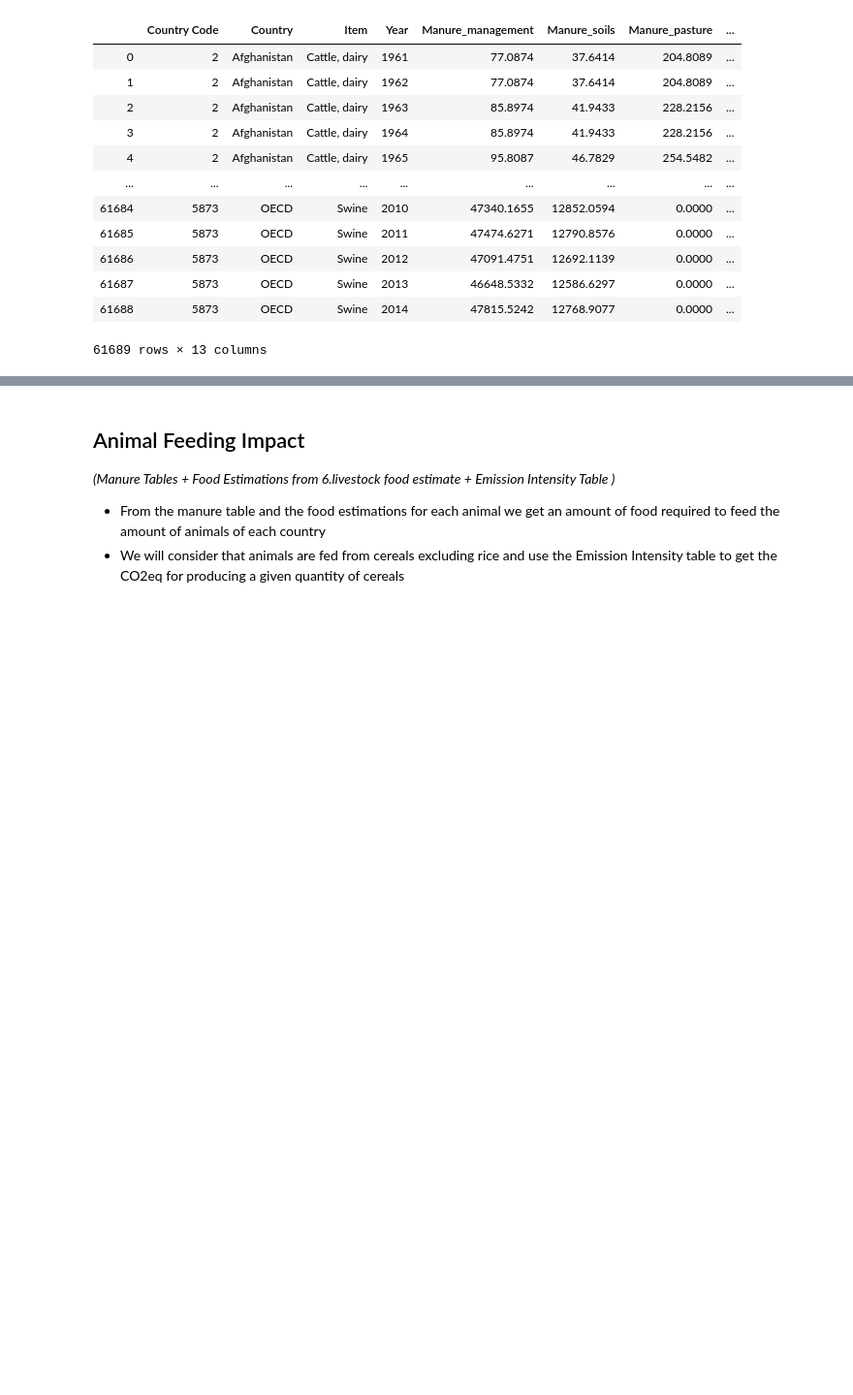
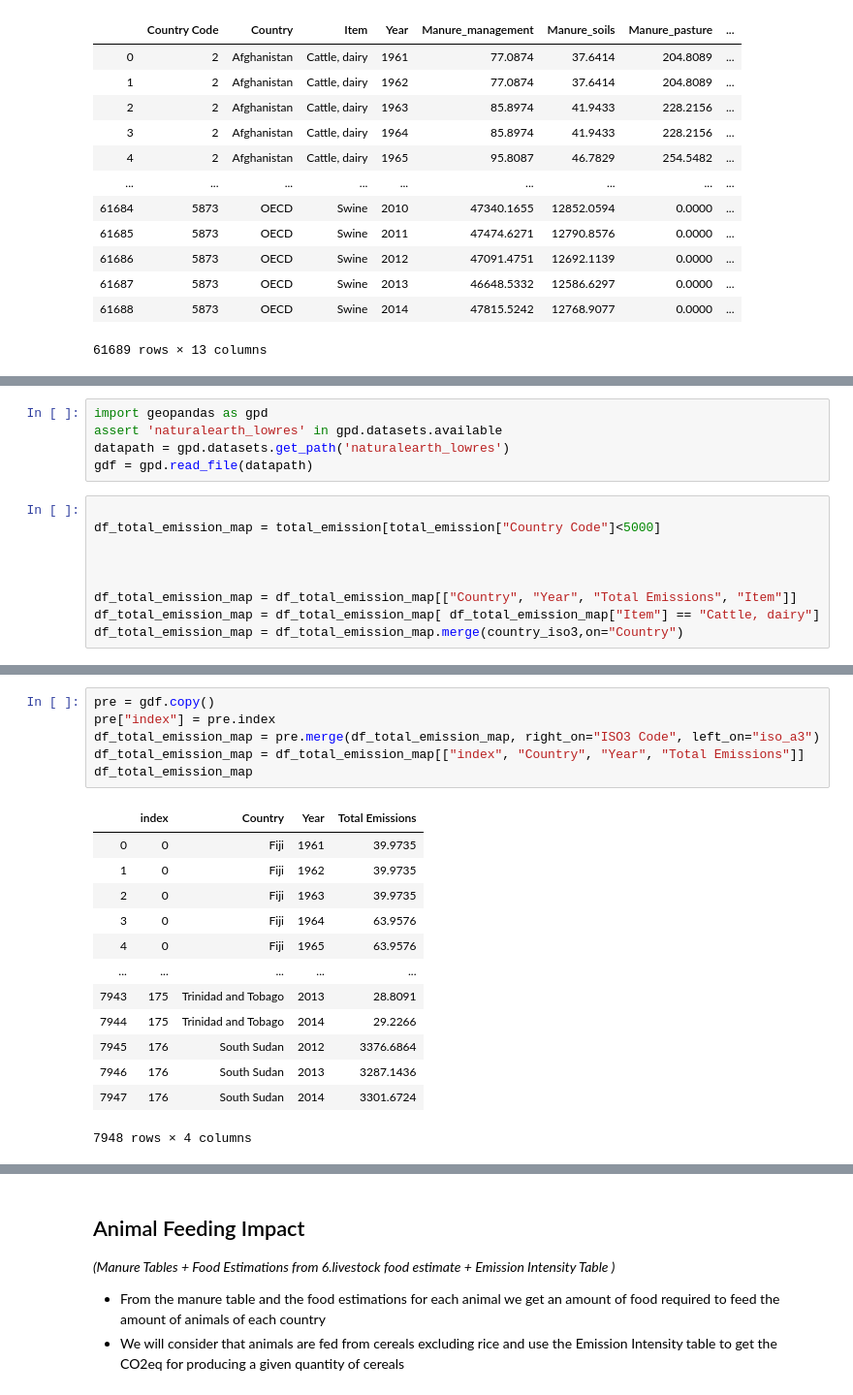
Before and after one commit to OthmanSefraoui/Data_story, a Jupyter notebook: milestone_2.ipynb, the cells around one changed output, grey strips where cells are left out. Shown at 97% size. Drawn from its saved outputs; the diff is of its cells as text; blank space fills up the shorter version.

```diff
--- a/milestone_2.ipynb
+++ b/milestone_2.ipynb
@@ -2465,3 +2465,17 @@ from IPython.display import HTML
 HTML('<iframe src=cattle_dairy.html width=700 height=450></iframe>')
 # %% [output]
 [interactive output not drawn]
+# %%
+import geopandas as gpd
+assert 'naturalearth_lowres' in gpd.datasets.available
+datapath = gpd.datasets.get_path('naturalearth_lowres')
+gdf = gpd.read_file(datapath)
+# %%
+
+df_total_emission_map = total_emission[total_emission["Country Code"]<5000]
+
+
+
+df_total_emission_map = df_total_emission_map[["Country", "Year", "Total Emissions", "Item"]]
+df_total_emission_map = df_total_emission_map[ df_total_emission_map["Item"] == "Cattle, dairy"]
+df_total_emission_map = df_total_emission_map.merge(country_iso3,on="Country")
@@ -2467,0 +2512,20 @@ HTML('<iframe src=cattle_dairy.html width=700 height=450></iframe>')
+# %%
+pre = gdf.copy()
+pre["index"] = pre.index
+df_total_emission_map = pre.merge(df_total_emission_map, right_on="ISO3 Code", left_on="iso_a3")
+df_total_emission_map = df_total_emission_map[["index", "Country", "Year", "Total Emissions"]]
+df_total_emission_map
+# %% [output]
+|  | index | Country | Year | Total Emissions |
+| 0 | 0 | Fiji | 1961 | 39.9735 |
+| 1 | 0 | Fiji | 1962 | 39.9735 |
+| 2 | 0 | Fiji | 1963 | 39.9735 |
+| 3 | 0 | Fiji | 1964 | 63.9576 |
+| 4 | 0 | Fiji | 1965 | 63.9576 |
+| ... | ... | ... | ... | ... |
+| 7943 | 175 | Trinidad and Tobago | 2013 | 28.8091 |
+| 7944 | 175 | Trinidad and Tobago | 2014 | 29.2266 |
+| 7945 | 176 | South Sudan | 2012 | 3376.6864 |
+| 7946 | 176 | South Sudan | 2013 | 3287.1436 |
+| 7947 | 176 | South Sudan | 2014 | 3301.6724 |
+7948 rows × 4 columns
```
Also changed, not shown: parts of 52 cells of this notebook.
